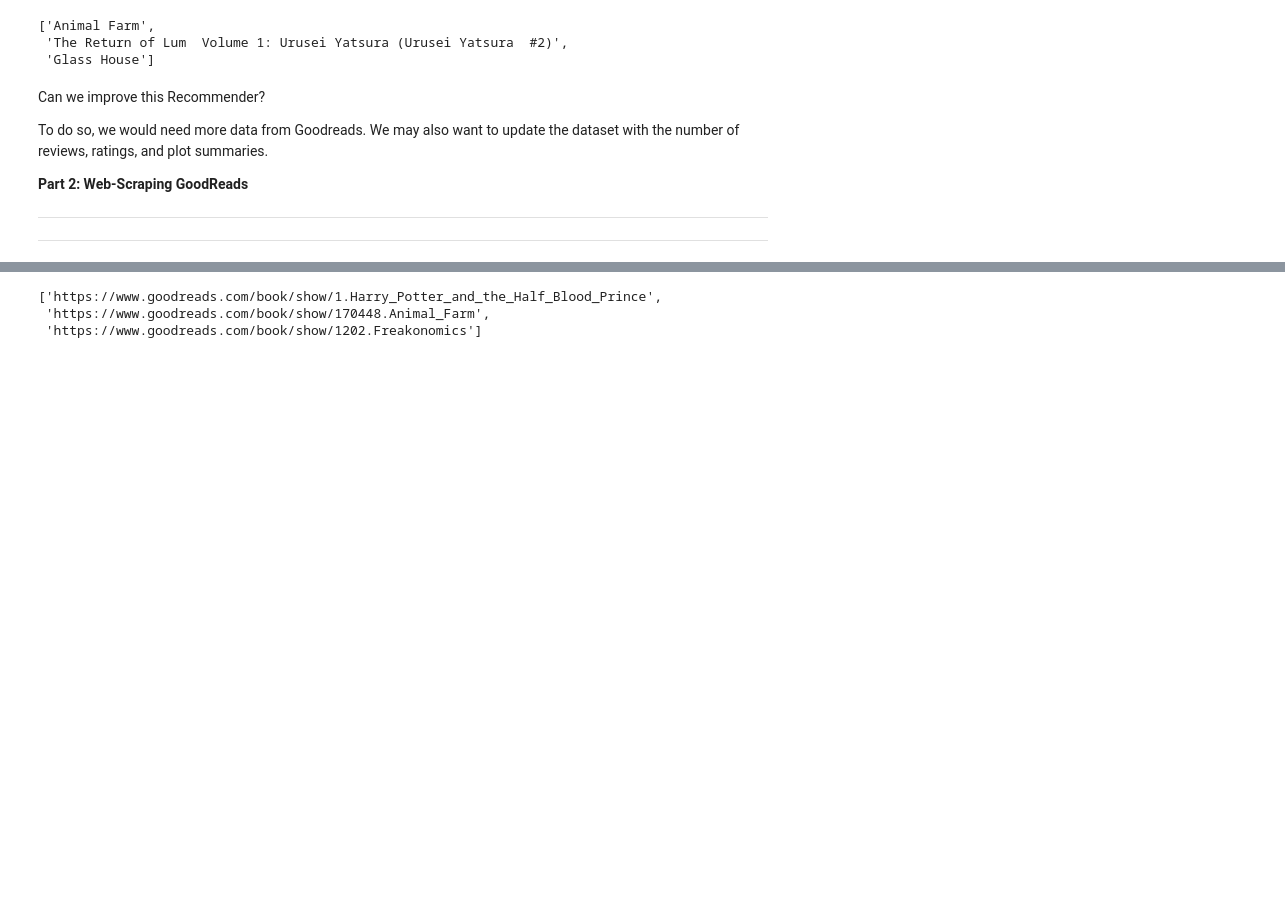
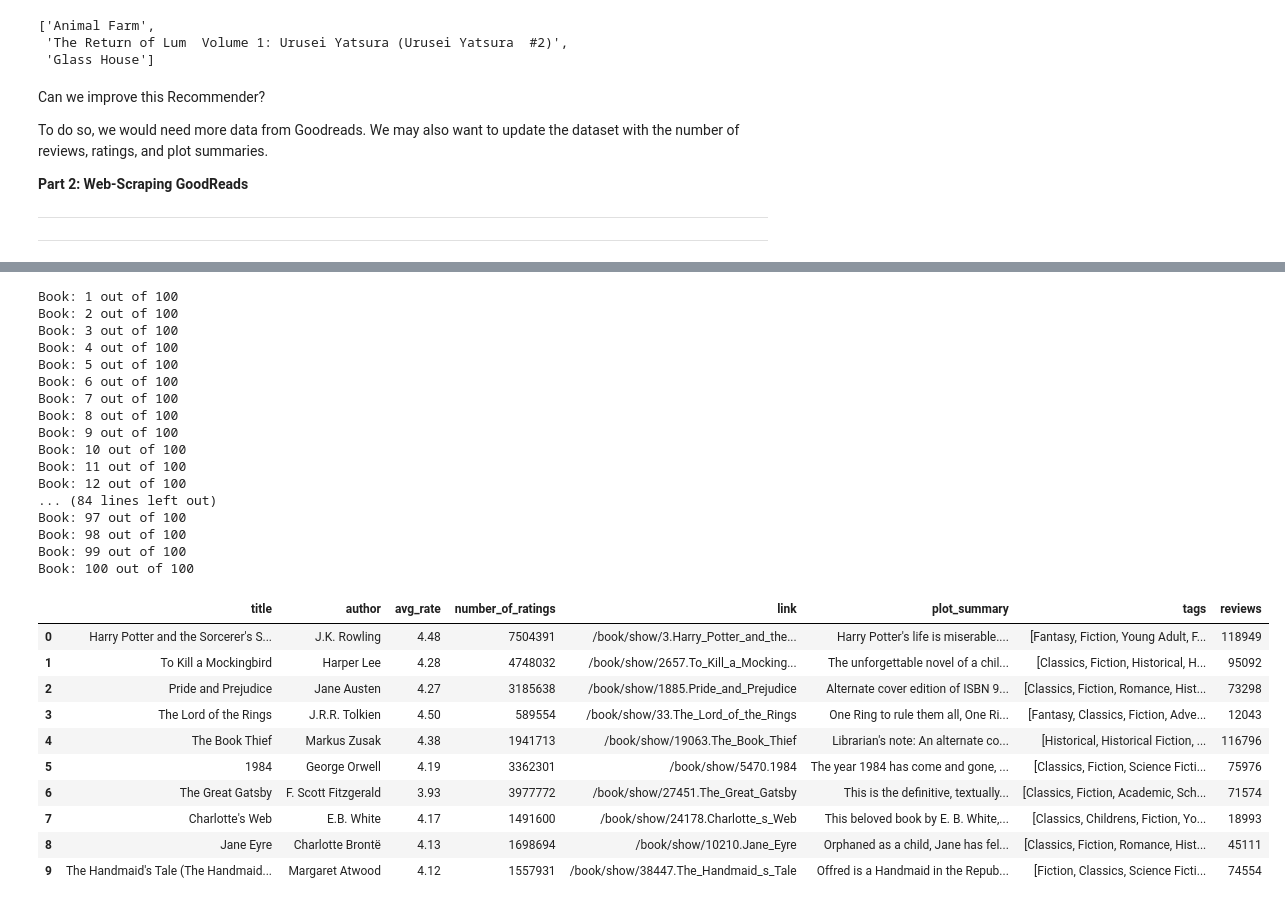
Before and after one commit to rasim321/Book_Recommender, a Jupyter notebook: Book_Recommender.ipynb, the cells around one changed output, grey strips where cells are left out. Cells and saved outputs as stored; diff of their text form; code cells hidden in the pictures; blank space fills up the shorter version.

```diff
--- a/Book_Recommender.ipynb
+++ b/Book_Recommender.ipynb
@@ -245,8 +276,15 @@ To do so, we would need more data from Goodreads. We may also want to update the
 
 ---
 # %%
+
 def Rater(ratings):
+  """
+    Takes the ratings input from GoodReads and returns rating average and
+    number of ratings
 
+    :param p1: Ratings input
+    :return: average rating and number of ratings
+  """
   #Lists for Average Rating and Number of Reviews
   rating_avg= []
   rating_num = []
@@ -265,6 +303,13 @@ def Rater(ratings):
 
 
 def GetDetails(links):
+  """
+    Visits each book link and returns the plot summary, tags, and number of
+    reviews.
+
+    :param p1: GoodReads url of books
+    :return: plot summary, tags, and number of reviews
+  """
 
   url = 'https://www.goodreads.com/'
   plot_df = []
@@ -318,6 +363,16 @@ def GetDetails(links):
   return plot_df, book_all_tags, n_reviews
 
 def ListScraper(link):
+  """
+    ListScraper takes a list of books, gets the author and book names, and the
+    individual links to the book's Goodreads pages. It passes the link to Rater
+    and GetDetails functions to receive additional data on each book. It returns
+    a dataframe of all the above information for all books in the list.
+
+    :param p1: Link to GoodReads book list
+    :return: Dataframe with book details: title, author, avg rating, number
+    of ratings, link, plot summary, tags, and numnber of reviews.
+  """
   url = 'https://www.goodreads.com/'
 
   #Check if the link contains a Goodreads list
@@ -387,9 +442,9 @@ def ListScraper(link):
       'title': titles,
       'author': authors,
       "avg_rate": rating_avg,
-      "number of ratings": rating_num,
+      "number_of_ratings": rating_num,
       "link": book_links,
-      "plot summary": plot_df,
+      "plot_summary": plot_df,
       "tags": book_all_tags,
       "reviews": num_reviews
   })
@@ -592,6 +608,39 @@ books_two = BookLinks(["Harry Potter and the Half Blood Prince","Animal Farm","F
-# %%
-books_two
-# %% [output]
-['https://www.goodreads.com/book/show/1.Harry_Potter_and_the_Half_Blood_Prince',
- 'https://www.goodreads.com/book/show/170448.Animal_Farm',
- 'https://www.goodreads.com/book/show/1202.Freakonomics']
+# %%
+#FOR BOOKLISTS
+
+#Try passing a list of books from goodreads.com/list
+#Use this book list as an example: https://www.goodreads.com/list/show/101895.Highest_Rated_Non_Sequel_Books_Average_Rating_4_5_1000_Ratings_
+
+manga = ListScraper("https://www.goodreads.com/list/show/123237.PBS_s_The_Great_American_Read_List_of_America_s_Top_100_Books")
+manga.head(10)
+
+#manga.to_csv(r'sample_data/manga.csv', index=False, header=True)
+# %% [output]
+Book: 1 out of 100
+Book: 2 out of 100
+Book: 3 out of 100
+Book: 4 out of 100
+Book: 5 out of 100
+Book: 6 out of 100
+Book: 7 out of 100
+Book: 8 out of 100
+Book: 9 out of 100
+Book: 10 out of 100
+Book: 11 out of 100
+Book: 12 out of 100
+... (84 lines left out)
+Book: 97 out of 100
+Book: 98 out of 100
+Book: 99 out of 100
+Book: 100 out of 100
+|  | title | author | avg_rate | number_of_ratings | link | plot_summary | tags | reviews |
+| 0 | Harry Potter and the Sorcerer's S... | J.K. Rowling | 4.48 | 7504391 | /book/show/3.Harry_Potter_and_the... | Harry Potter's life is miserable.... | [Fantasy, Fiction, Young Adult, F... | 118949 |
+| 1 | To Kill a Mockingbird | Harper Lee | 4.28 | 4748032 | /book/show/2657.To_Kill_a_Mocking... | The unforgettable novel of a chil... | [Classics, Fiction, Historical, H... | 95092 |
+| 2 | Pride and Prejudice | Jane Austen | 4.27 | 3185638 | /book/show/1885.Pride_and_Prejudice | Alternate cover edition of ISBN 9... | [Classics, Fiction, Romance, Hist... | 73298 |
+| 3 | The Lord of the Rings | J.R.R. Tolkien | 4.50 | 589554 | /book/show/33.The_Lord_of_the_Rings | One Ring to rule them all, One Ri... | [Fantasy, Classics, Fiction, Adve... | 12043 |
+| 4 | The Book Thief | Markus Zusak | 4.38 | 1941713 | /book/show/19063.The_Book_Thief | Librarian's note: An alternate co... | [Historical, Historical Fiction, ... | 116796 |
+| 5 | 1984 | George Orwell | 4.19 | 3362301 | /book/show/5470.1984 | The year 1984 has come and gone, ... | [Classics, Fiction, Science Ficti... | 75976 |
+| 6 | The Great Gatsby | F. Scott Fitzgerald | 3.93 | 3977772 | /book/show/27451.The_Great_Gatsby | This is the definitive, textually... | [Classics, Fiction, Academic, Sch... | 71574 |
+| 7 | Charlotte's Web | E.B. White | 4.17 | 1491600 | /book/show/24178.Charlotte_s_Web | This beloved book by E. B. White,... | [Classics, Childrens, Fiction, Yo... | 18993 |
+| 8 | Jane Eyre | Charlotte Brontë | 4.13 | 1698694 | /book/show/10210.Jane_Eyre | Orphaned as a child, Jane has fel... | [Classics, Fiction, Romance, Hist... | 45111 |
+| 9 | The Handmaid's Tale (The Handmaid... | Margaret Atwood | 4.12 | 1557931 | /book/show/38447.The_Handmaid_s_Tale | Offred is a Handmaid in the Repub... | [Fiction, Classics, Science Ficti... | 74554 |
```
Also changed, not shown: parts of 34 cells of this notebook.
